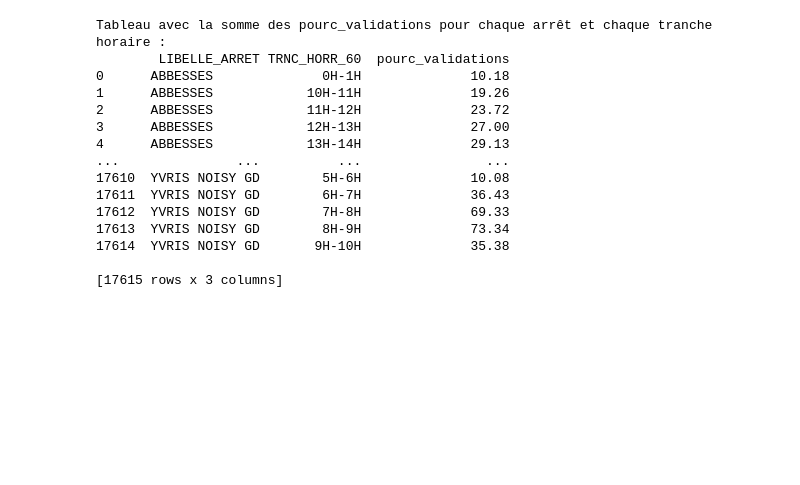
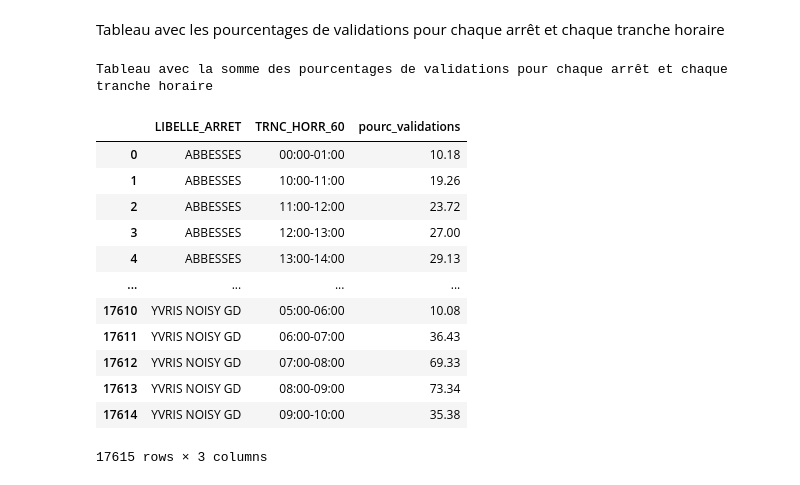
Before and after one commit to sarahthoumyre/metro-JO, a Jupyter notebook: Nettoyage données affluence par jour + nombre de validation par jour par station.ipynb, the cells around one changed output. Cells and saved outputs as stored; diff of their text form; code cells hidden in the pictures; blank space fills up the shorter version.

```diff
--- a/Nettoyage données affluence par jour + nombre de validation par jour par station.ipynb
+++ b/Nettoyage données affluence par jour + nombre de validation par jour par station.ipynb
@@ -24,26 +28,55 @@ données_validation = pd.read_csv(url, delimiter=';')
+# %% [markdown]
+Tableau avec les pourcentages de validations pour chaque arrêt et chaque tranche horaire
 # %%
 # Convertir la colonne 'pourc_validations' en float (remplacer la virgule par un point pour séparer les décimales)
 données_validation['pourc_validations'] = données_validation['pourc_validations'].str.replace(',', '.').astype(float)
 
 # Grouper par 'LIBELLE_ARRET' et 'TRNC_HORR_60', puis calculer la somme des pourc_validations pour chaque groupe
 tableau_somme_pour_validations = données_validation.groupby(['LIBELLE_ARRET', 'TRNC_HORR_60'])['pourc_validations'].sum().reset_index()
 
-# Afficher le tableau obtenu
-print("Tableau avec la somme des pourc_validations pour chaque arrêt et chaque tranche horaire :")
-print(tableau_somme_pour_validations)
+# Convertir les tranches horaires au format heure
+tranche_horaire_to_hour = {
+    '0H-1H': '00:00-01:00',
+    '1H-2H': '01:00-02:00',
+    '2H-3H': '02:00-03:00',
+    '3H-4H': '03:00-04:00',
+    '4H-5H': '04:00-05:00',
+    '5H-6H': '05:00-06:00',
+    '6H-7H': '06:00-07:00',
+    '7H-8H': '07:00-08:00',
+    '8H-9H': '08:00-09:00',
+    '9H-10H': '09:00-10:00',
+    '10H-11H': '10:00-11:00',
+    '11H-12H': '11:00-12:00',
+    '12H-13H': '12:00-13:00',
+    '13H-14H': '13:00-14:00',
+    '14H-15H': '14:00-15:00',
+    '15H-16H': '15:00-16:00',
+    '16H-17H': '16:00-17:00',
+    '17H-18H': '17:00-18:00',
+    '18H-19H': '18:00-19:00',
+    '19H-20H': '19:00-20:00',
+    '20H-21H': '20:00-21:00',
+    '21H-22H': '21:00-22:00',
+    '22H-23H': '22:00-23:00',
+    '23H-0H': '23:00-00:00'
+}
+tableau_somme_pour_validations['TRNC_HORR_60'] = tableau_somme_pour_validations['TRNC_HORR_60'].map(tranche_horaire_to_hour)
+
+print("Tableau avec la somme des pourcentages de validations pour chaque arrêt et chaque tranche horaire ")
+display(tableau_somme_pour_validations)
 # %% [output]
-Tableau avec la somme des pourc_validations pour chaque arrêt et chaque tranche horaire :
-        LIBELLE_ARRET TRNC_HORR_60  pourc_validations
-0      ABBESSES              0H-1H              10.18
-1      ABBESSES            10H-11H              19.26
-2      ABBESSES            11H-12H              23.72
-3      ABBESSES            12H-13H              27.00
-4      ABBESSES            13H-14H              29.13
-...               ...          ...                ...
-17610  YVRIS NOISY GD        5H-6H              10.08
-17611  YVRIS NOISY GD        6H-7H              36.43
-17612  YVRIS NOISY GD        7H-8H              69.33
-17613  YVRIS NOISY GD        8H-9H              73.34
-17614  YVRIS NOISY GD       9H-10H              35.38
-
-[17615 rows x 3 columns]
+Tableau avec la somme des pourcentages de validations pour chaque arrêt et chaque tranche horaire
+|  | LIBELLE_ARRET | TRNC_HORR_60 | pourc_validations |
+| 0 | ABBESSES | 00:00-01:00 | 10.18 |
+| 1 | ABBESSES | 10:00-11:00 | 19.26 |
+| 2 | ABBESSES | 11:00-12:00 | 23.72 |
+| 3 | ABBESSES | 12:00-13:00 | 27.00 |
+| 4 | ABBESSES | 13:00-14:00 | 29.13 |
+| ... | ... | ... | ... |
+| 17610 | YVRIS NOISY GD | 05:00-06:00 | 10.08 |
+| 17611 | YVRIS NOISY GD | 06:00-07:00 | 36.43 |
+| 17612 | YVRIS NOISY GD | 07:00-08:00 | 69.33 |
+| 17613 | YVRIS NOISY GD | 08:00-09:00 | 73.34 |
+| 17614 | YVRIS NOISY GD | 09:00-10:00 | 35.38 |
+17615 rows × 3 columns
```
Also changed, not shown: parts of 13 cells of this notebook.
